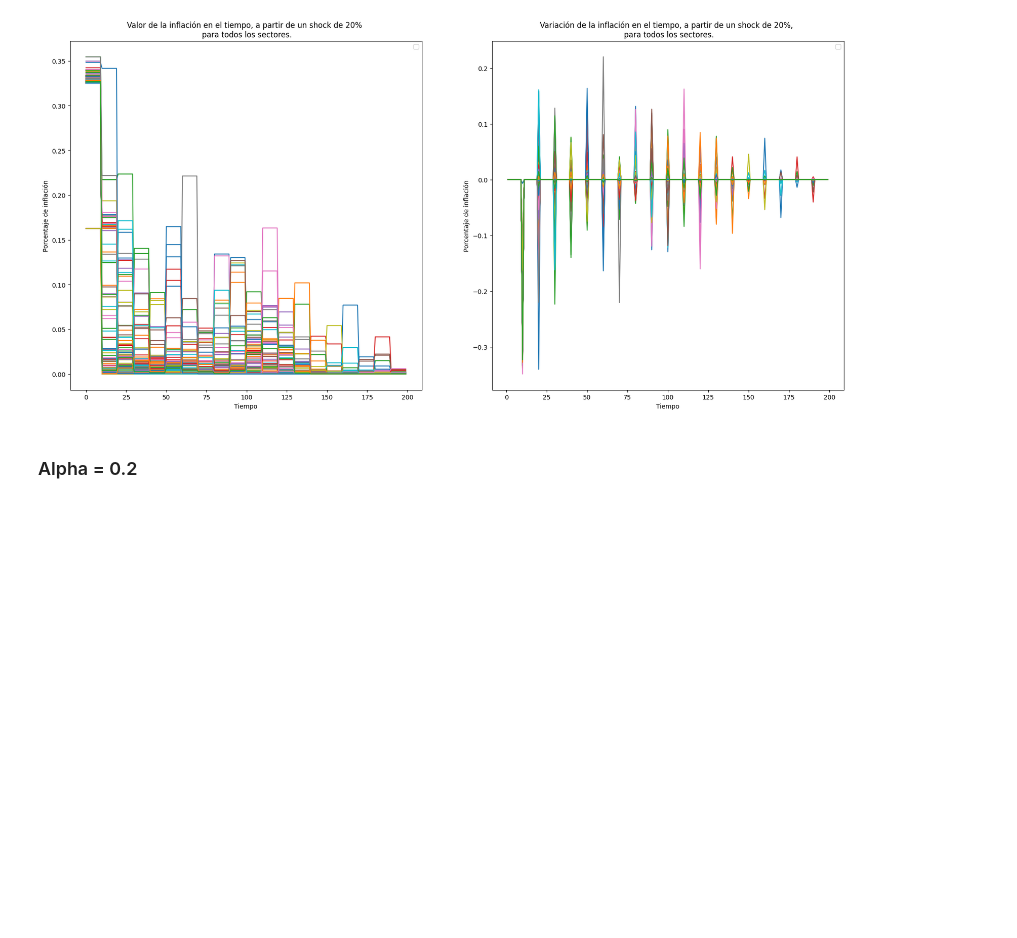
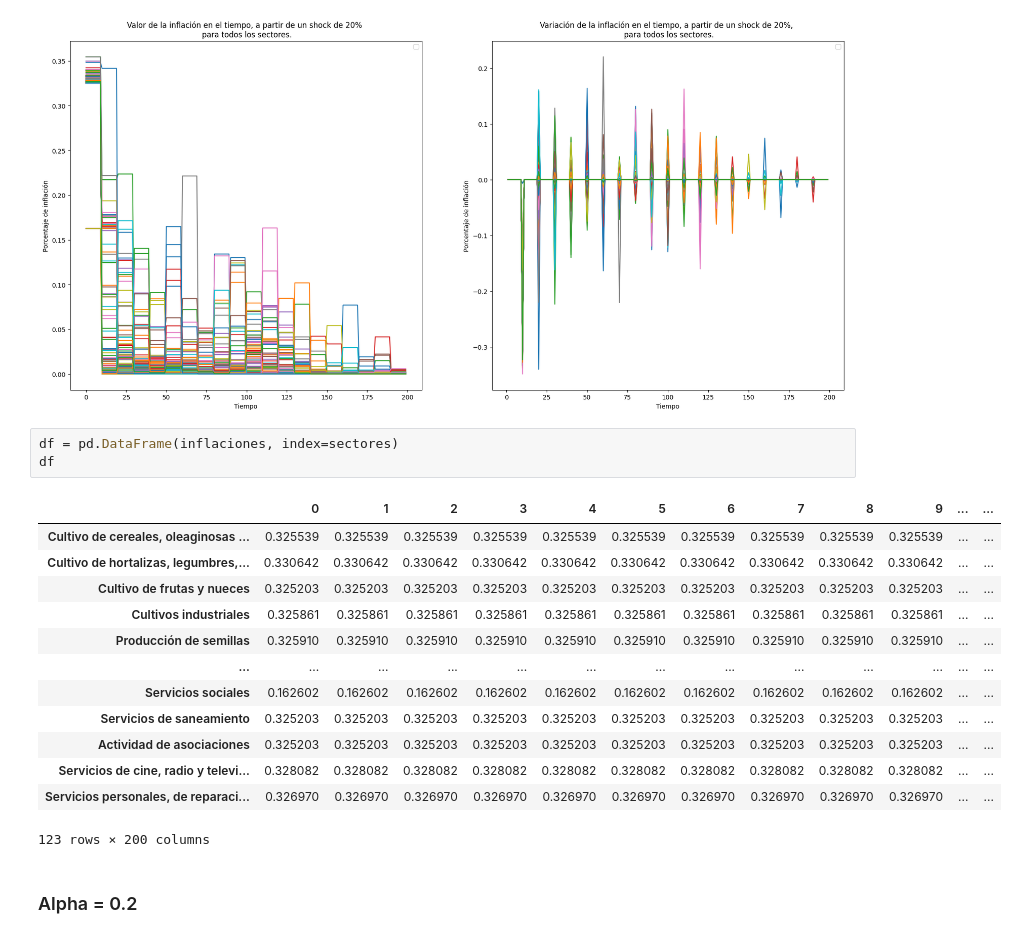
Before and after one commit to akielbowicz/tp-msscae-2024, a Jupyter notebook: notebooks/exposicion.ipynb, the cells around one changed output. Drawn from its saved outputs; the diff is of its cells as text; blank space fills up the shorter version.

```diff
--- a/notebooks/exposicion.ipynb
+++ b/notebooks/exposicion.ipynb
@@ -172,6 +172,23 @@ for j, aumento in enumerate(aumentos):
     plot_inflaciones(inflaciones, aumento)
 # %% [output]
 [figure]
+# %%
+df = pd.DataFrame(inflaciones, index=sectores)
+df
+# %% [output]
+|  | 0 | 1 | 2 | 3 | 4 | 5 | 6 | 7 | 8 | 9 | ... | ... |
+| Cultivo de cereales, oleaginosas ... | 0.325539 | 0.325539 | 0.325539 | 0.325539 | 0.325539 | 0.325539 | 0.325539 | 0.325539 | 0.325539 | 0.325539 | ... | ... |
+| Cultivo de hortalizas, legumbres,... | 0.330642 | 0.330642 | 0.330642 | 0.330642 | 0.330642 | 0.330642 | 0.330642 | 0.330642 | 0.330642 | 0.330642 | ... | ... |
+| Cultivo de frutas y nueces | 0.325203 | 0.325203 | 0.325203 | 0.325203 | 0.325203 | 0.325203 | 0.325203 | 0.325203 | 0.325203 | 0.325203 | ... | ... |
+| Cultivos industriales | 0.325861 | 0.325861 | 0.325861 | 0.325861 | 0.325861 | 0.325861 | 0.325861 | 0.325861 | 0.325861 | 0.325861 | ... | ... |
+| Producción de semillas | 0.325910 | 0.325910 | 0.325910 | 0.325910 | 0.325910 | 0.325910 | 0.325910 | 0.325910 | 0.325910 | 0.325910 | ... | ... |
+| ... | ... | ... | ... | ... | ... | ... | ... | ... | ... | ... | ... | ... |
+| Servicios sociales | 0.162602 | 0.162602 | 0.162602 | 0.162602 | 0.162602 | 0.162602 | 0.162602 | 0.162602 | 0.162602 | 0.162602 | ... | ... |
+| Servicios de saneamiento | 0.325203 | 0.325203 | 0.325203 | 0.325203 | 0.325203 | 0.325203 | 0.325203 | 0.325203 | 0.325203 | 0.325203 | ... | ... |
+| Actividad de asociaciones | 0.325203 | 0.325203 | 0.325203 | 0.325203 | 0.325203 | 0.325203 | 0.325203 | 0.325203 | 0.325203 | 0.325203 | ... | ... |
+| Servicios de cine, radio y televi... | 0.328082 | 0.328082 | 0.328082 | 0.328082 | 0.328082 | 0.328082 | 0.328082 | 0.328082 | 0.328082 | 0.328082 | ... | ... |
+| Servicios personales, de reparaci... | 0.326970 | 0.326970 | 0.326970 | 0.326970 | 0.326970 | 0.326970 | 0.326970 | 0.326970 | 0.326970 | 0.326970 | ... | ... |
+123 rows × 200 columns
 # %% [markdown]
 ### Alpha = 0.2
 # %%
```
Also changed, not shown: parts of 1 cell of this notebook, 4 other files.
